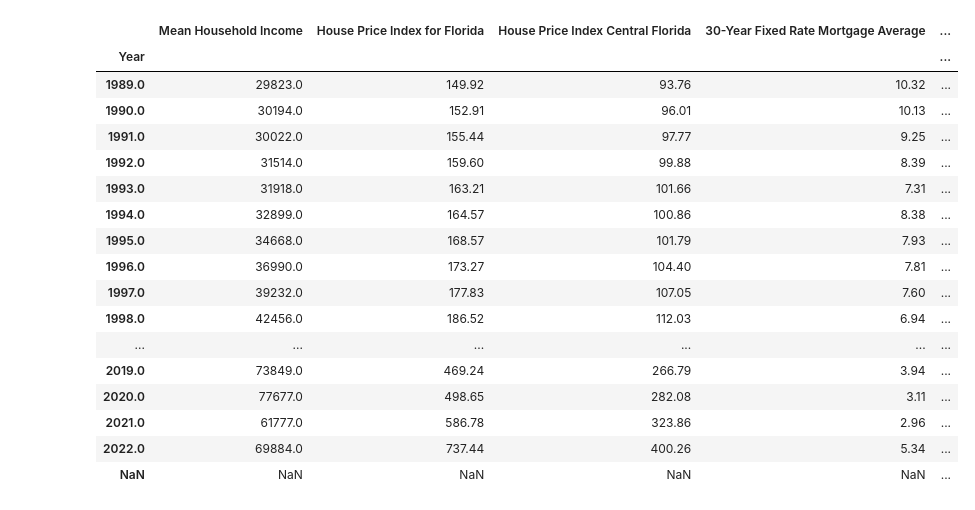
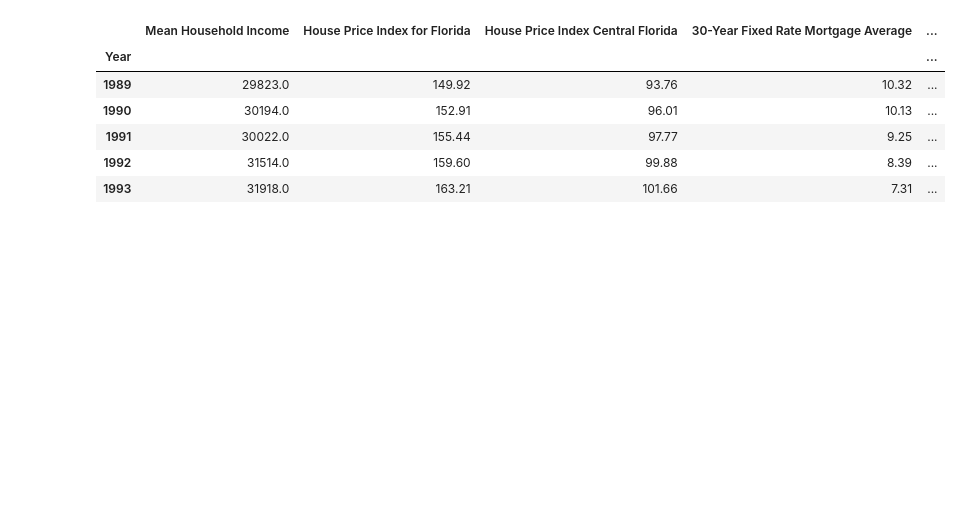
Before and after one commit to 316Jesse/Project1, a Jupyter notebook: Charts/Justin Charts.ipynb, the cells around one changed output. Cells and saved outputs as stored; diff of their text form; code cells hidden in the pictures; blank space fills up the shorter version.

```diff
--- a/Charts/Justin Charts.ipynb
+++ b/Charts/Justin Charts.ipynb
@@ -3,10 +3,20 @@ import pandas as pd
 import matplotlib.pyplot as plt
 import matplotlib.ticker as mtick
 # %%
-#read full Zillow csv file
+#read full csv file
 df = pd.read_csv('chart samples csv.csv')
+
+#drop empty rows
+df = df.dropna()
+
+#change Year to integer
+df['Year'] = df['Year'].astype(int)
+
+#set year as index
 df.set_index('Year', inplace=True)
-df
+
+#show dataframe
+df.head()
 # %% [output]
 |  | Mean Household Income | House Price Index for Florida | House Price Index Central Florida | 30-Year Fixed Rate Mortgage Average | ... |
 | Year |  |  |  |  | ... |
@@ -29,37 +28,26 @@ df
 # %%
 #remove % signs
 df['Mean House Income Growth'] = df['Mean House Income Growth'].str.replace('%', '')
 df['House Price Index FL Growth'] = df['House Price Index FL Growth'].str.replace('%', '')
 df['House Price Index CF Growth'] = df['House Price Index CF Growth'].str.replace('%', '')
 df['Private Housing Permits Growth'] = df['Private Housing Permits Growth'].str.replace('%', '')
 df['Unemployment Rate in Florida.1'] = df['Unemployment Rate in Florida.1'].str.replace('%', '')
 
 #change type to float
 df['Mean House Income Growth'] = df['Mean House Income Growth'].astype(float)
 df['House Price Index FL Growth'] = df['House Price Index FL Growth'].astype(float)
 df['House Price Index CF Growth'] = df['House Price Index CF Growth'].astype(float)
 df['Private Housing Permits Growth'] = df['Private Housing Permits Growth'].astype(float)
 df['Unemployment Rate in Florida.1'] = df['Unemployment Rate in Florida.1'].astype(float)
 
 
-df
+df.head()
 # %% [output]
 |  | Mean Household Income | House Price Index for Florida | House Price Index Central Florida | 30-Year Fixed Rate Mortgage Average | ... |
 | Year |  |  |  |  | ... |
-| 1989.0 | 29823.0 | 149.92 | 93.76 | 10.32 | ... |
-| 1990.0 | 30194.0 | 152.91 | 96.01 | 10.13 | ... |
-| 1991.0 | 30022.0 | 155.44 | 97.77 | 9.25 | ... |
-| 1992.0 | 31514.0 | 159.60 | 99.88 | 8.39 | ... |
-| 1993.0 | 31918.0 | 163.21 | 101.66 | 7.31 | ... |
-| 1994.0 | 32899.0 | 164.57 | 100.86 | 8.38 | ... |
-| 1995.0 | 34668.0 | 168.57 | 101.79 | 7.93 | ... |
-| 1996.0 | 36990.0 | 173.27 | 104.40 | 7.81 | ... |
-| 1997.0 | 39232.0 | 177.83 | 107.05 | 7.60 | ... |
-| 1998.0 | 42456.0 | 186.52 | 112.03 | 6.94 | ... |
-| ... | ... | ... | ... | ... | ... |
-| 2019.0 | 73849.0 | 469.24 | 266.79 | 3.94 | ... |
-| 2020.0 | 77677.0 | 498.65 | 282.08 | 3.11 | ... |
-| 2021.0 | 61777.0 | 586.78 | 323.86 | 2.96 | ... |
-| 2022.0 | 69884.0 | 737.44 | 400.26 | 5.34 | ... |
-| NaN | NaN | NaN | NaN | NaN | ... |
+| 1989 | 29823.0 | 149.92 | 93.76 | 10.32 | ... |
+| 1990 | 30194.0 | 152.91 | 96.01 | 10.13 | ... |
+| 1991 | 30022.0 | 155.44 | 97.77 | 9.25 | ... |
+| 1992 | 31514.0 | 159.60 | 99.88 | 8.39 | ... |
+| 1993 | 31918.0 | 163.21 | 101.66 | 7.31 | ... |
 # %%
```
Also changed, not shown: parts of 6 cells of this notebook, 1 other file.
